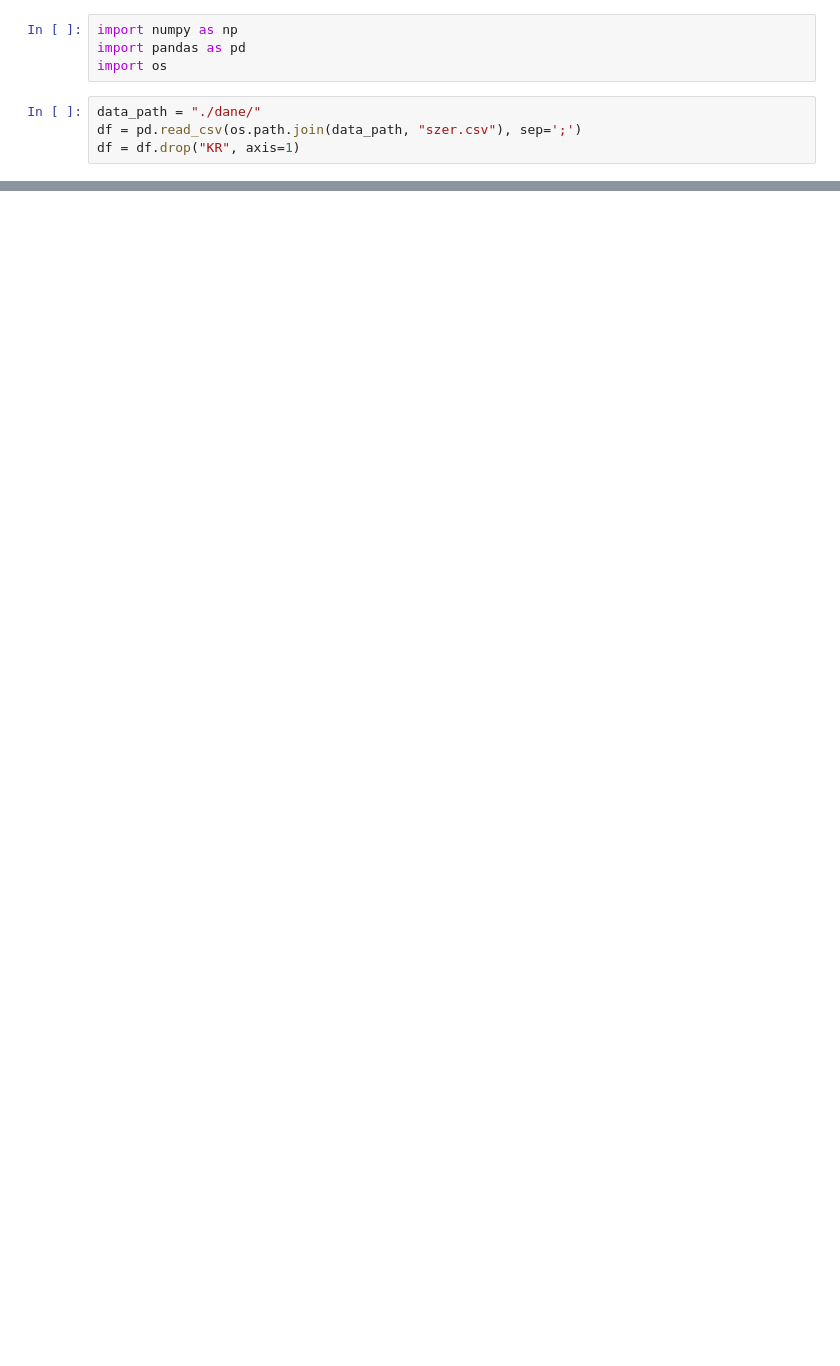
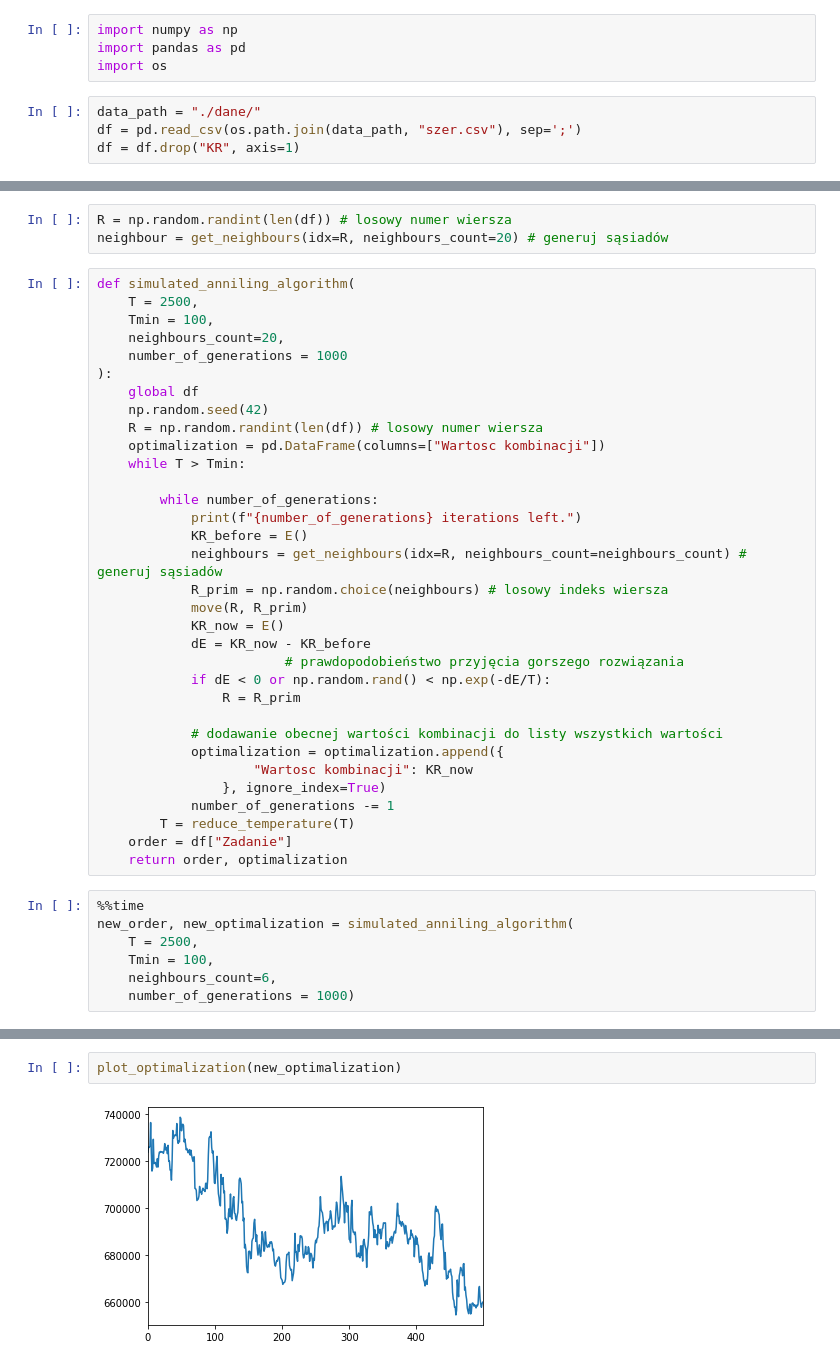
Before and after one commit to Behemkot/studia_io, a Jupyter notebook: wyzazanie.ipynb, the cells around one changed output, grey strips where cells are left out. Drawn from its saved outputs; the diff is of its cells as text; blank space fills up the shorter version.

```diff
--- a/wyzazanie.ipynb
+++ b/wyzazanie.ipynb
@@ -72,0 +66,43 @@ ValueError: a must be 1-dimensional or an integer
+# %%
+R = np.random.randint(len(df)) # losowy numer wiersza
+neighbour = get_neighbours(idx=R, neighbours_count=20) # generuj sąsiadów
+# %%
+def simulated_anniling_algorithm(
+    T = 2500,
+    Tmin = 100,
+    neighbours_count=20,
+    number_of_generations = 1000
+):
+    global df
+    np.random.seed(42)
+    R = np.random.randint(len(df)) # losowy numer wiersza
+    optimalization = pd.DataFrame(columns=["Wartosc kombinacji"])
+    while T > Tmin:
+
+        while number_of_generations:
+            print(f"{number_of_generations} iterations left.")
+            KR_before = E()
+            neighbours = get_neighbours(idx=R, neighbours_count=neighbours_count) # generuj sąsiadów
+            R_prim = np.random.choice(neighbours) # losowy indeks wiersza
+            move(R, R_prim)
+            KR_now = E()
+            dE = KR_now - KR_before
+                        # prawdopodobieństwo przyjęcia gorszego rozwiązania
+            if dE < 0 or np.random.rand() < np.exp(-dE/T):
+                R = R_prim
+
+            # dodawanie obecnej wartości kombinacji do listy wszystkich wartości
+            optimalization = optimalization.append({
+                    "Wartosc kombinacji": KR_now
+                }, ignore_index=True)
+            number_of_generations -= 1
+        T = reduce_temperature(T)
+    order = df["Zadanie"]
+    return order, optimalization
+# %%
+%%time
+new_order, new_optimalization = simulated_anniling_algorithm(
+    T = 2500,
+    Tmin = 100,
+    neighbours_count=6,
+    number_of_generations = 1000)
@@ -72,0 +148,4 @@ ValueError: a must be 1-dimensional or an integer
+# %%
+plot_optimalization(new_optimalization)
+# %% [output]
+[figure, added]
```
Also changed, not shown: parts of 5 cells of this notebook, 9 other files.
